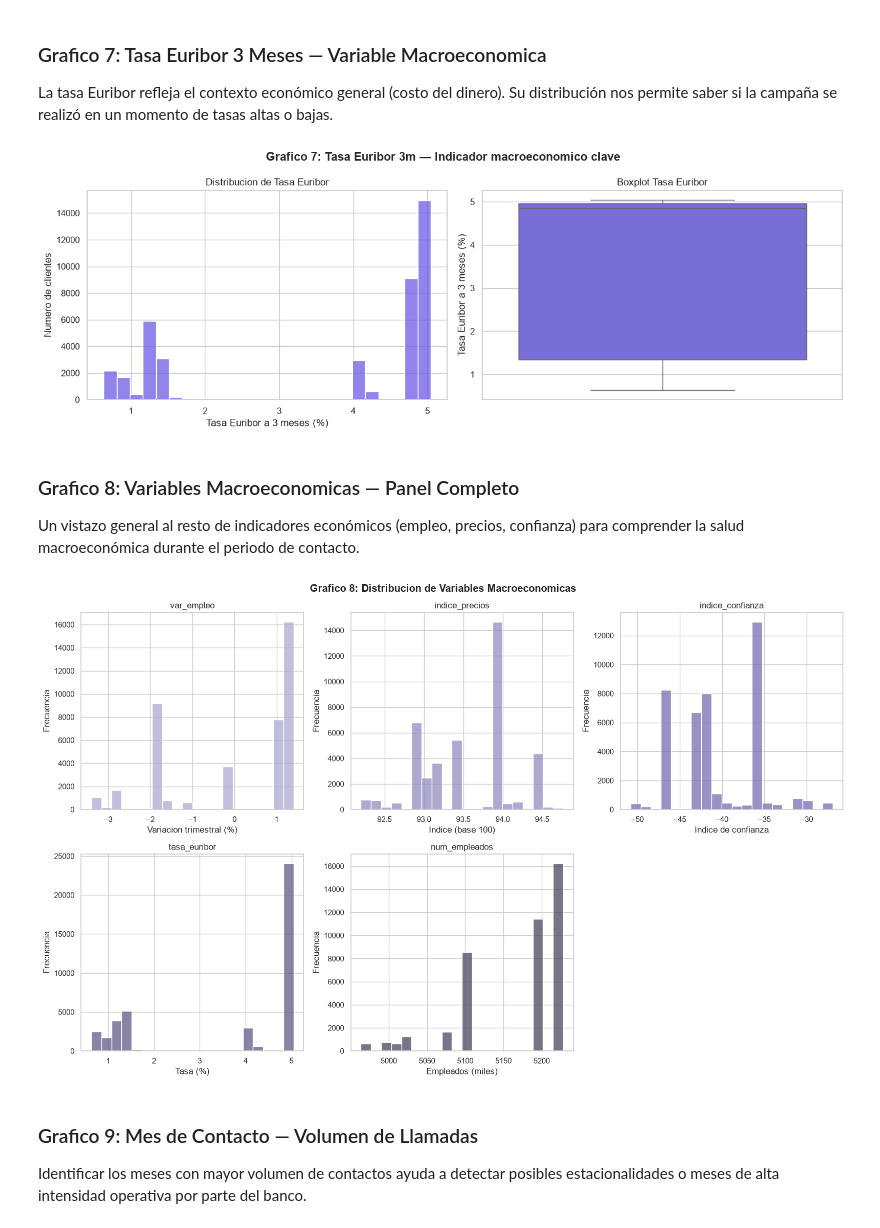
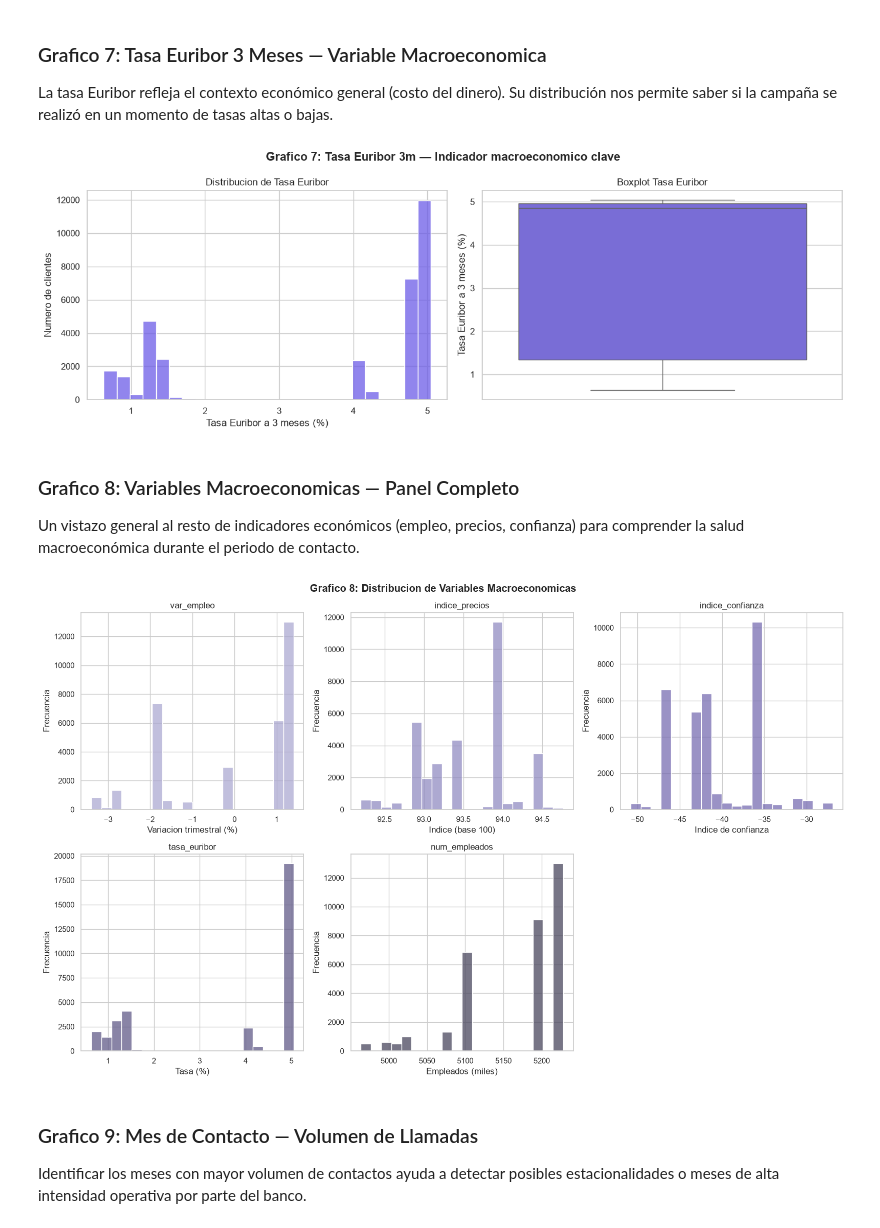
Before and after one commit to carlos31255/Ev3_preprocesamiento_banco, a Jupyter notebook: EV4_Analisis Exploratorio.ipynb, the cells around one changed output. Drawn from its saved outputs; the diff is of its cells as text; code cells hidden in the pictures.

```diff
--- a/EV4_Analisis Exploratorio.ipynb
+++ b/EV4_Analisis Exploratorio.ipynb
@@ -68,8 +90,8 @@ Variable objetivo: {'no': 36537, 'si': 4639}
 
 Antes de entrar al detalle grafico por grafico, calculamos que tan asociada esta cada variable con la variable objetivo (`deposito_plazo_num`). Para las variables numericas usamos correlacion de Pearson, y para las categoricas usamos **V de Cramer** (una medida de asociacion para variables categoricas, basada en el estadistico Chi-cuadrado). Esto nos da un primer panorama de que variables conviene priorizar en el analisis bivariado que sigue.
 # %%
-numeric_cols = df.select_dtypes(include=[np.number]).columns.drop('deposito_plazo_num')
-cat_cols = df.select_dtypes(include=['object']).columns.drop('deposito_plazo')
+numeric_cols = df_train.select_dtypes(include=[np.number]).columns.drop('deposito_plazo_num')
+cat_cols = df_train.select_dtypes(include=['object']).columns.drop('deposito_plazo')
 
 def cramers_v(x, y):
     confusion_matrix = pd.crosstab(x, y)
@@ -82,8 +104,8 @@ def cramers_v(x, y):
     kcorr = k - ((k-1)**2)/(n-1)
     return np.sqrt(phi2corr / min((kcorr-1),(rcorr-1)))
 
-num_corrs = [(col, np.abs(df[col].corr(df['deposito_plazo_num']))) for col in numeric_cols]
-cat_corrs = [(col, cramers_v(df[col], df['deposito_plazo_num'])) for col in cat_cols]
+num_corrs = [(col, np.abs(df_train[col].corr(df_train['deposito_plazo_num']))) for col in numeric_cols]
+cat_corrs = [(col, cramers_v(df_train[col], df_train['deposito_plazo_num'])) for col in cat_cols]
 all_corrs = sorted(num_corrs + cat_corrs, key=lambda x: x[1], reverse=True)
 
 print('Top 10 Variables mas relevantes:')
@@ -113,7 +135,7 @@ Exploracion de cada variable de forma individual. Esta fase es esencial para com
 Este gráfico permite visualizar la proporción de clientes que contrataron el depósito frente a los que no. Identificar este desbalance es crucial, ya que los modelos predictivos tienden a sesgarse hacia la clase mayoritaria si no se toman medidas.
 # %%
 fig, axes = plt.subplots(1, 2, figsize=(12, 5))
-conteo = df['deposito_plazo'].value_counts()
+conteo = df_train['deposito_plazo'].value_counts()
 colores = ['#e74c3c','#2ecc71']
 axes[0].pie(conteo.values, labels=['No suscribe','Si suscribe'],
             autopct='%1.1f%%', colors=colores, startangle=90,
@@ -158,7 +180,7 @@ plt.show()
 
 Explorar los sectores laborales nos ayuda a entender el perfil socioeconómico predominante en la base de datos, lo cual puede influir fuertemente en la capacidad de ahorro o inversión del cliente.
 # %%
-conteo_trabajo = df['trabajo'].value_counts()
+conteo_trabajo = df_train['trabajo'].value_counts()
 fig, ax = plt.subplots(figsize=(12, 6))
 bars = ax.barh(conteo_trabajo.index, conteo_trabajo.values,
                color=['#d63031' if x=='desconocido' else '#0984e3' for x in conteo_trabajo.index], edgecolor='white')
@@ -178,11 +200,11 @@ plt.show()
 
 Muestra la composición de la cartera de clientes según su estado civil, una variable demográfica básica que puede correlacionar con las obligaciones financieras de la persona.
 # %%
-ec = df['estado_civil'].value_counts()
+ec = df_train['estado_civil'].value_counts()
 fig, ax = plt.subplots(figsize=(8, 5))
 ax.bar(ec.index, ec.values, color=['#3498db','#e74c3c','#2ecc71','#95a5a6'], edgecolor='white')
 for i, (lbl, val) in enumerate(zip(ec.index, ec.values)):
-    pct = val/len(df)*100
+    pct = val/len(df_train)*100
     ax.text(i, val+100, str(val)+' ('+str(round(pct,1))+'%)', ha='center', fontsize=9)
 ax.set_xlabel('Estado Civil')
 ax.set_ylabel('Numero de clientes')
@@ -248,11 +270,11 @@ Percentil 95: 7 contactos | Valores > 10: 869 (2.1%)
 La tasa Euribor refleja el contexto económico general (costo del dinero). Su distribución nos permite saber si la campaña se realizó en un momento de tasas altas o bajas.
 # %%
 fig, axes = plt.subplots(1, 2, figsize=(14, 5))
-sns.histplot(data=df, x='tasa_euribor', bins=25, color='#6c5ce7', ax=axes[0], edgecolor='white')
+sns.histplot(data=df_train, x='tasa_euribor', bins=25, color='#6c5ce7', ax=axes[0], edgecolor='white')
 axes[0].set_xlabel('Tasa Euribor a 3 meses (%)')
 axes[0].set_ylabel('Numero de clientes')
 axes[0].set_title('Distribucion de Tasa Euribor')
-sns.boxplot(y=df['tasa_euribor'], ax=axes[1], color='#6c5ce7',
+sns.boxplot(y=df_train['tasa_euribor'], ax=axes[1], color='#6c5ce7',
             flierprops=dict(marker='o', markersize=4, alpha=0.4))
 axes[1].set_ylabel('Tasa Euribor a 3 meses (%)')
 axes[1].set_title('Boxplot Tasa Euribor')
@@ -261,7 +283,7 @@ plt.tight_layout()
 plt.savefig('graficos/univariado_tasa_euribor.png', bbox_inches='tight', dpi=150)
 plt.show()
 # %% [output]
-[figure, old version]
+[figure, new version]
 # %% [markdown]
 ### Grafico 8: Variables Macroeconomicas — Panel Completo
 
@@ -269,21 +291,21 @@ Un vistazo general al resto de indicadores económicos (empleo, precios, confian
 # %%
 macro_cols = ['var_empleo','indice_precios','indice_confianza','tasa_euribor','num_empleados']
 unidades = ['Variacion trimestral (%)','Indice (base 100)','Indice de confianza','Tasa (%)','Empleados (miles)']
 fig, axes = plt.subplots(2, 3, figsize=(16, 10))
 axes = axes.flatten()
 for i, (col, unidad) in enumerate(zip(macro_cols, unidades)):
-    sns.histplot(data=df, x=col, bins=20, color=sns.color_palette('Purples_d',5)[i],
+    sns.histplot(data=df_train, x=col, bins=20, color=sns.color_palette('Purples_d',5)[i],
                  ax=axes[i], edgecolor='white')
     axes[i].set_xlabel(unidad)
     axes[i].set_ylabel('Frecuencia')
     axes[i].set_title(col)
 axes[5].axis('off')
 plt.suptitle('Grafico 8: Distribucion de Variables Macroeconomicas', fontweight='bold')
 plt.tight_layout()
 plt.savefig('graficos/univariado_variables_macroeconomicas.png', bbox_inches='tight', dpi=150)
 plt.show()
 # %% [output]
-[figure, old version]
+[figure, new version]
 # %% [markdown]
 ### Grafico 9: Mes de Contacto — Volumen de Llamadas
 
```
Also changed, not shown: parts of 34 cells of this notebook, 28 other files.
